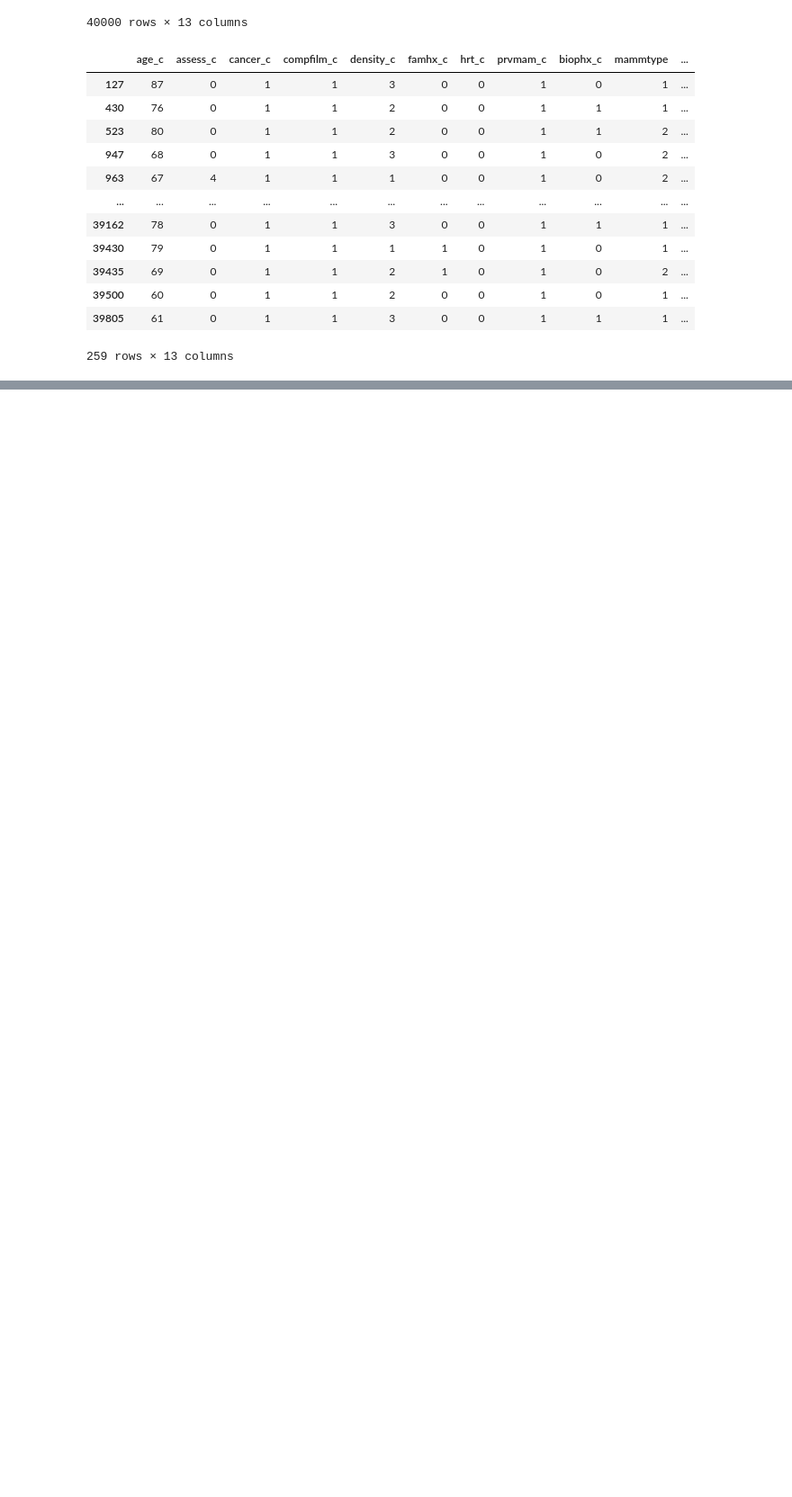
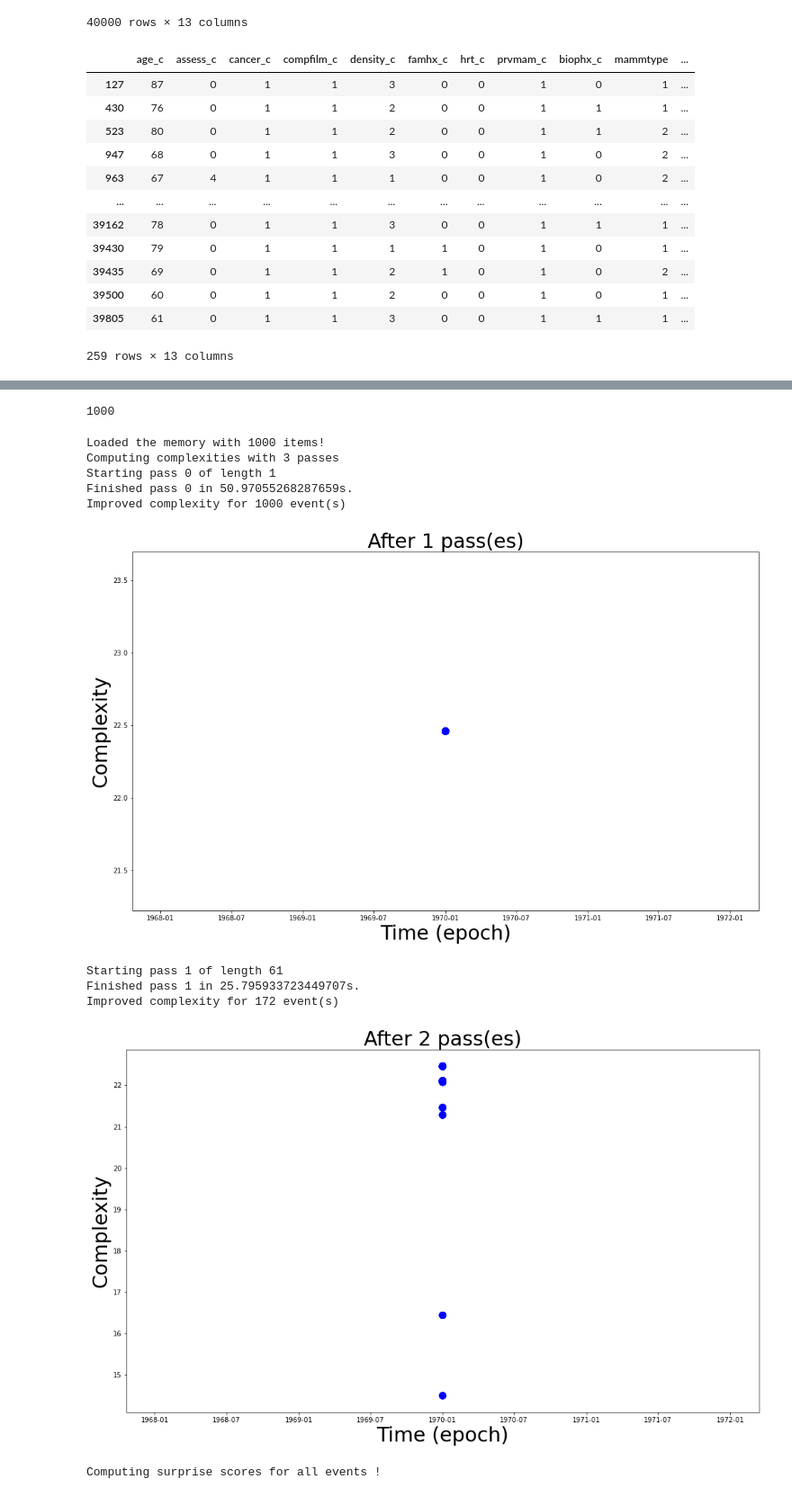
Before and after one commit to EtienneHouze/memorability_code, a Jupyter notebook: mammography.ipynb, the cells around one changed output, grey strips where cells are left out. Shown: that part at 90% size. Drawn from its saved outputs; the diff is of its cells as text; code cells hidden in the pictures; blank space fills up the shorter version.

```diff
--- a/mammography.ipynb
+++ b/mammography.ipynb
@@ -36,0 +40,8 @@ data[data["cancer_c"] == 1]
+# %%
+from abduction_memorability.event import Event
+events = []
+for index, line in data.iloc[:1000].iterrows():
+    events.append(
+        Event(timestamp=-1, characteristics=line.to_dict())
+    )
+print(len(events))
@@ -36,0 +50,6 @@ data[data["cancer_c"] == 1]
+# %%
+mem = Memory(events)
+# %%
+len(mem)
+# %% [output]
+1000
@@ -36,0 +114,23 @@ data[data["cancer_c"] == 1]
+# %%
+from abduction_memorability.abduction_module import SurpriseAbductionModule
+module = SurpriseAbductionModule(
+    memory=mem,
+    predicates=[
+        OldPredicate,
+        YoungPredicate,
+        RandomPickPredicate
+    ],
+    max_depth=3
+)
+# %% [output]
+Loaded the memory with 1000 items!
+Computing complexities with 3 passes
+Starting pass 0 of length 1
+Finished pass 0 in 50.97055268287659s.
+Improved complexity for 1000 event(s)
+[figure, added]
+Starting pass 1 of length 61
+Finished pass 1 in 25.795933723449707s.
+Improved complexity for 172 event(s)
+[figure, added]
+Computing surprise scores for all events !
```
Also changed, not shown: parts of 8 cells of this notebook, 16 other files.
